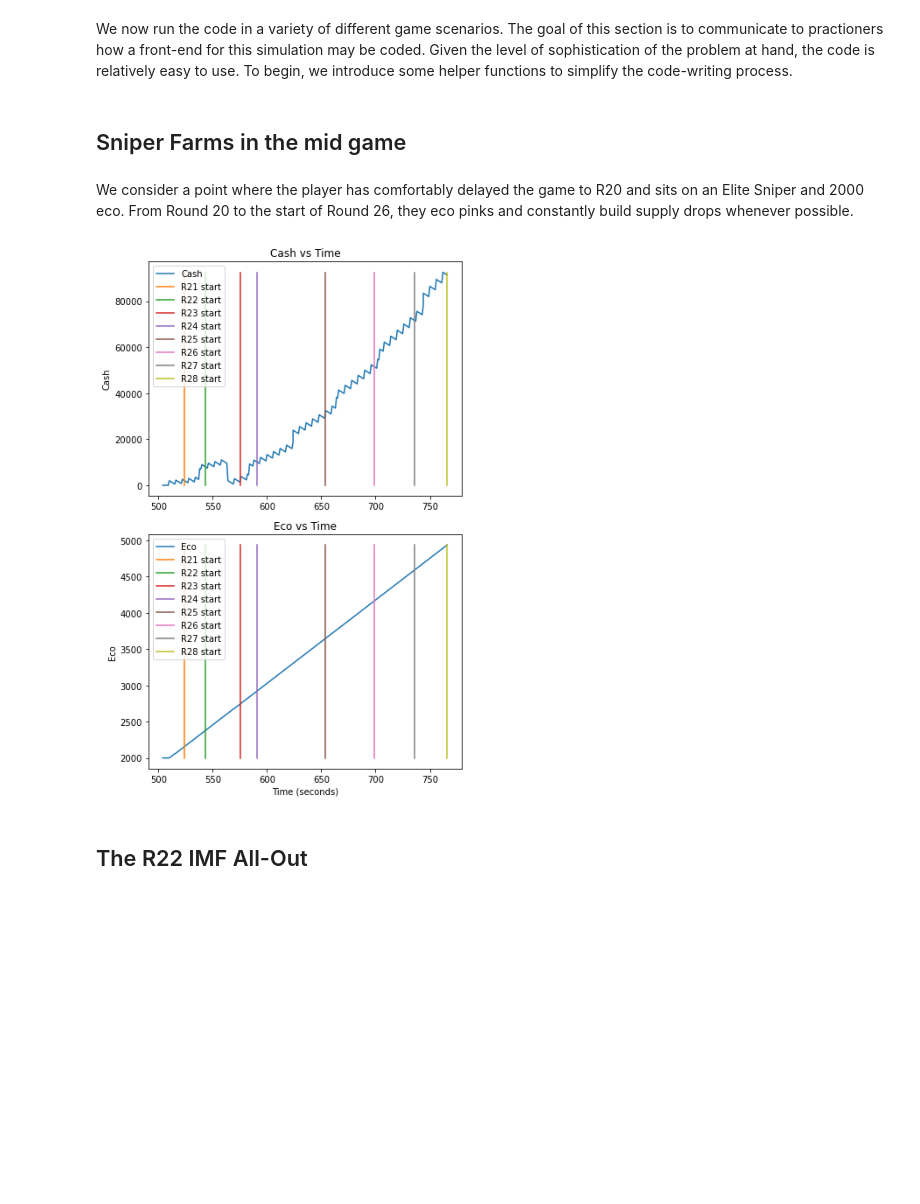
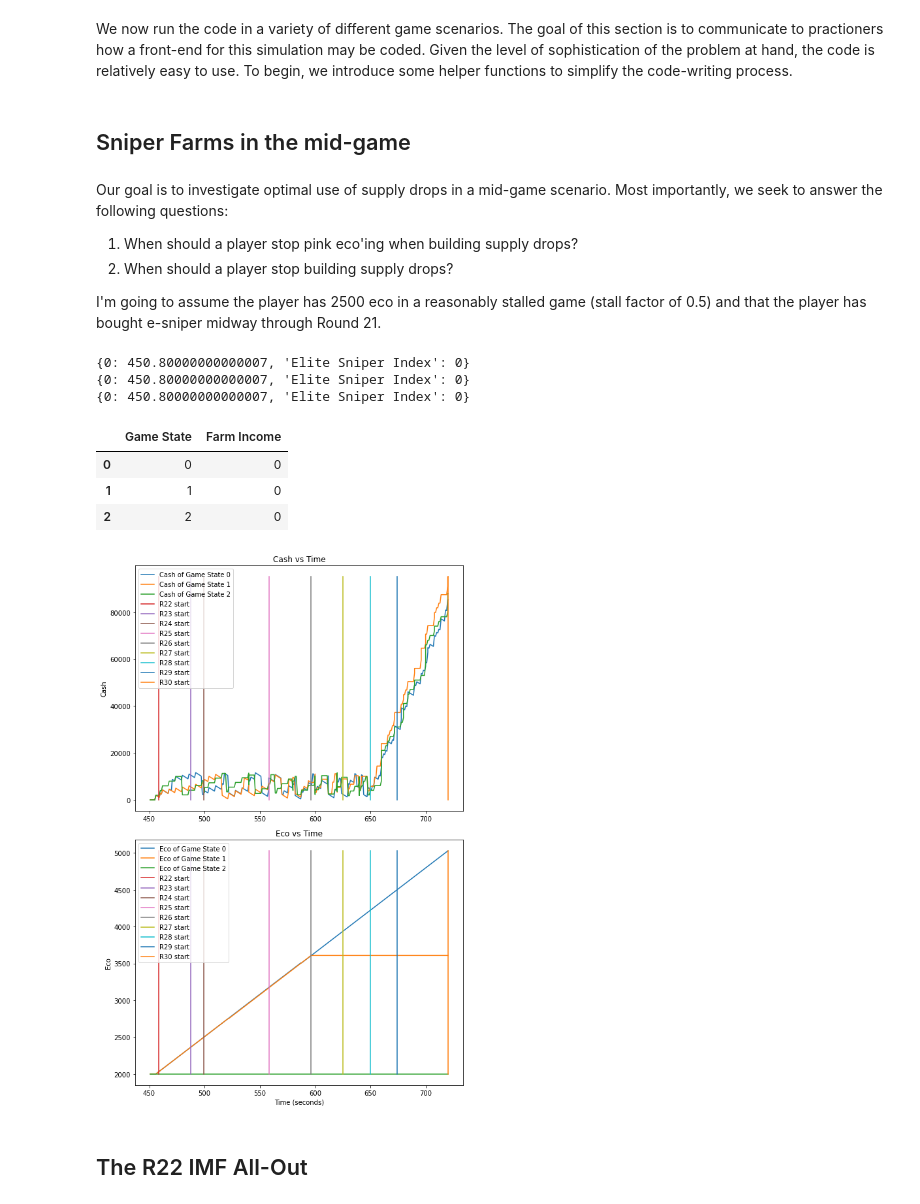
Before and after one commit to redlaserbmBTD/BTDB2_SIMULATOR, a Jupyter notebook: main.ipynb, the cells around one changed output. Cells and saved outputs as stored; diff of their text form; code cells hidden in the pictures; blank space fills up the shorter version.

Commit message:
Added support for repeated supply drop purchases. Also fixed some bugs.

```diff
--- a/main.ipynb
+++ b/main.ipynb
@@ -1333,6 +1366,7 @@ def compareStrategies(initial_state, eco_queues, buy_queues, target_time = None,
         init = initial_state
         init['Eco Queue'] = eco_queues[i]
         init['Buy Queue'] = buy_queues[i]
+        #print(init['Supply Drops'])
         game_states.append(GameState(init))
 
     #########################
@@ -1348,7 +1382,7 @@ def compareStrategies(initial_state, eco_queues, buy_queues, target_time = None,
     cash_min = None
     if target_round is not None:
         #Use the target round instead of the target time if specified
-        target_time = game_states[0].rounds.computeTimeFromRound(target_round)
+        target_time = game_states[0].rounds.getTimeFromRound(target_round)
 
     for game_state in game_states:
         logs.append("Simulating Game State %s"%(i))
@@ -1409,11 +1443,11 @@ def compareStrategies(initial_state, eco_queues, buy_queues, target_time = None,
     # DEVELOPER'S NOTE: We are dealing with multiple game states where the stall factor in each game state may change
     # For now, I will just take the round starts from game state 0, but I'll have to adjust this later on down the road.
 
-    round_to_graph = game_states[0].getRoundFromTime(game_states[0].time_states[0]) + 1
-    while game_states[0].round_starts[round_to_graph] <= game_states[0].time_states[-1]:
-        logs.append("Graphing round %s, which starts at time %s"%(str(round_to_graph),str(game_states[0].round_starts[round_to_graph])))
-        ax[0].plot([game_states[0].round_starts[round_to_graph], game_states[0].round_starts[round_to_graph]],[cash_min, cash_max], label = "R" + str(round_to_graph) + " start")
-        ax[1].plot([game_states[0].round_starts[round_to_graph], game_states[0].round_starts[round_to_graph]],[eco_min, eco_max], label = "R" + str(round_to_graph) + " start")
+    round_to_graph = initial_state['Rounds'].getRoundFromTime(game_states[0].time_states[0]) + 1
+    while initial_state['Rounds'].round_starts[round_to_graph] <= game_states[0].time_states[-1]:
+        logs.append("Graphing round %s, which starts at time %s"%(str(round_to_graph),str(initial_state['Rounds'].round_starts[round_to_graph])))
+        ax[0].plot([initial_state['Rounds'].round_starts[round_to_graph], initial_state['Rounds'].round_starts[round_to_graph]],[cash_min, cash_max], label = "R" + str(round_to_graph) + " start")
+        ax[1].plot([initial_state['Rounds'].round_starts[round_to_graph], initial_state['Rounds'].round_starts[round_to_graph]],[eco_min, eco_max], label = "R" + str(round_to_graph) + " start")
         round_to_graph += 1
 
     #################
@@ -1442,39 +1476,57 @@ def compareStrategies(initial_state, eco_queues, buy_queues, target_time = None,
 # %% [markdown]
 We now run the code in a variety of different game scenarios. The goal of this section is to communicate to practioners how a front-end for this simulation may be coded. Given the level of sophistication of the problem at hand, the code is relatively easy to use. To begin, we introduce some helper functions to simplify the code-writing process.
 # %% [markdown]
-## Sniper Farms in the mid game
+## Sniper Farms in the mid-game
 # %% [markdown]
-We consider a point where the player has comfortably delayed the game to R20 and sits on an Elite Sniper and 2000 eco. From Round 20 to the start of Round 26, they eco pinks and constantly build supply drops whenever possible.
+Our goal is to investigate optimal use of supply drops in a mid-game scenario. Most importantly, we seek to answer the following questions:
+1. When should a player stop pink eco'ing when building supply drops?
+2. When should a player stop building supply drops?
+
+I'm going to assume the player has 2500 eco in a reasonably stalled game (stall factor of 0.5) and that the player has bought e-sniper midway through Round 21.
 # %%
 ##############################
 # DEFINING INITIAL GAME PARAMS
 ##############################
 
-rounds = Rounds(0.5)
+rounds = Rounds(0.2)
 
-supply_drops = initSupplyDrops([rounds.getTimeFromRound(18)], elite_sniper = 0)
+supply_drops = initSupplyDrops([rounds.getTimeFromRound(21.5)], elite_sniper = 0)
+#print(supply_drops)
 
-buy_queue = [
-    #Buy supply drops with buffer given to allow for non-stop eco
-    [buySupplyDrop(buffer = 1800)]
-]
+buy_queues = []
+eco_queues = []
 
-initial_state_game = {
+for i in range(3):
+    if i == 0:
+        eco_queues.append([])
+        buy_queues.append([[repeatedlyBuySupplyDrops(min_buy_time = 0, max_buy_time = rounds.getTimeFromRound(28), buffer = 1800)]])
+    elif i == 1:
+        eco_queues.append([(rounds.getTimeFromRound(26),'Zero')])
+        buy_queues.append([[repeatedlyBuySupplyDrops(min_buy_time = 0, max_buy_time = rounds.getTimeFromRound(28), buffer = 1800)]])
+    elif i == 2:
+        eco_queues.append([(rounds.getTimeFromRound(21.5),'Zero')])
+        buy_queues.append([[repeatedlyBuySupplyDrops(min_buy_time = 0, max_buy_time = rounds.getTimeFromRound(28), buffer = 1800)]])
+
+
+initial_state = {
     'Cash': 0,
     'Eco': 2000,
     'Eco Send': 'Grouped Pinks',
     'Rounds': rounds,
-    'Game Round': 20,
-    'Buy Queue': buy_queue,
+    'Game Round': 21.5,
     'Supply Drops': supply_drops
 }
-game_state = GameState(initial_state_game)
 
-game_state.fastForward(target_round = 28)
-game_state.viewCashEcoHistory()
-writeLog(game_state.logs, filename = 'supply_drops')
+compareStrategies(initial_state, eco_queues, buy_queues, target_round = 30)
 # %% [output]
+{0: 450.80000000000007, 'Elite Sniper Index': 0}
+{0: 450.80000000000007, 'Elite Sniper Index': 0}
+{0: 450.80000000000007, 'Elite Sniper Index': 0}
+|  | Game State | Farm Income |
+| 0 | 0 | 0 |
+| 1 | 1 | 0 |
+| 2 | 2 | 0 |
-[figure, old version]
+[figure, new version]
 # %% [markdown]
 ## The R22 IMF All-Out
 # %% [markdown]
```
Also changed, not shown: parts of 2 cells of this notebook.
